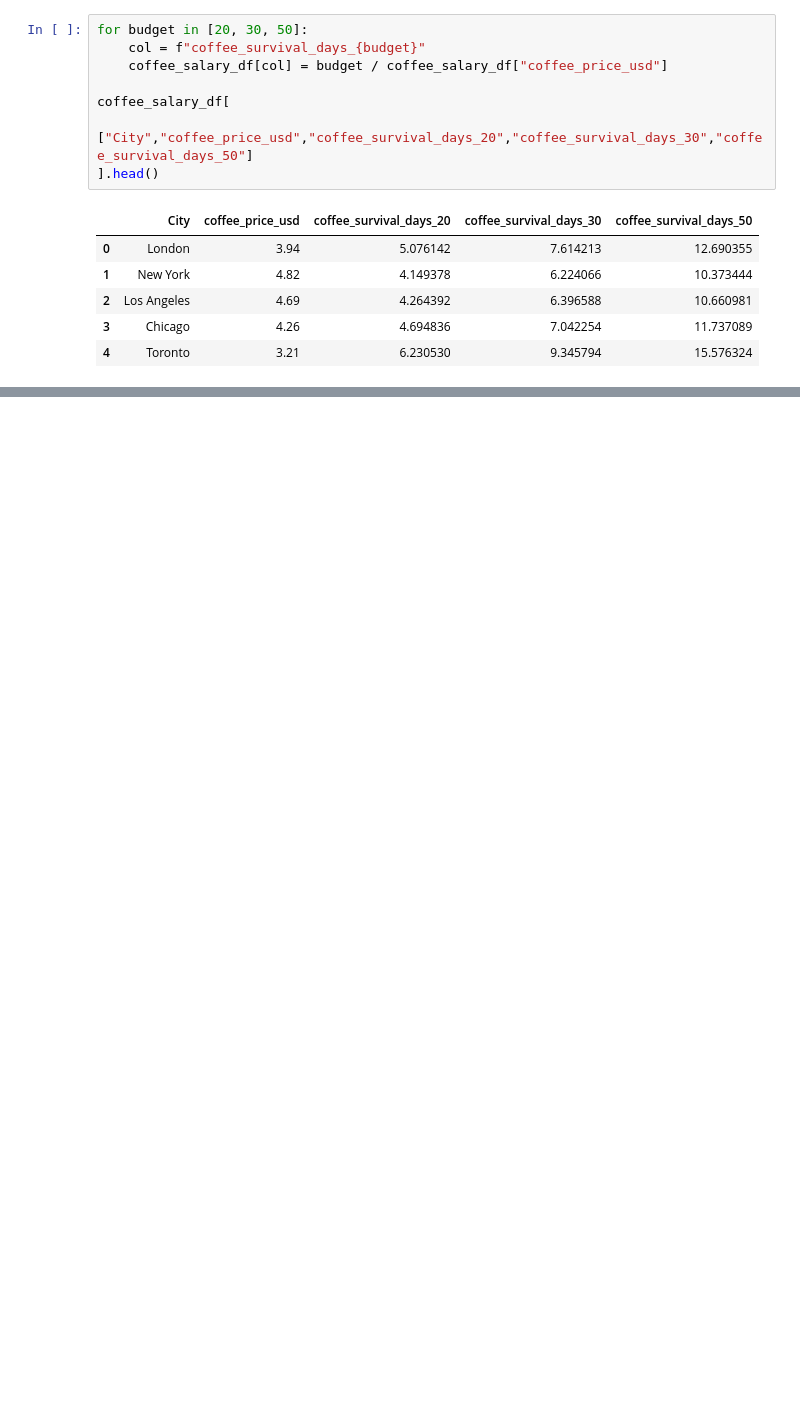
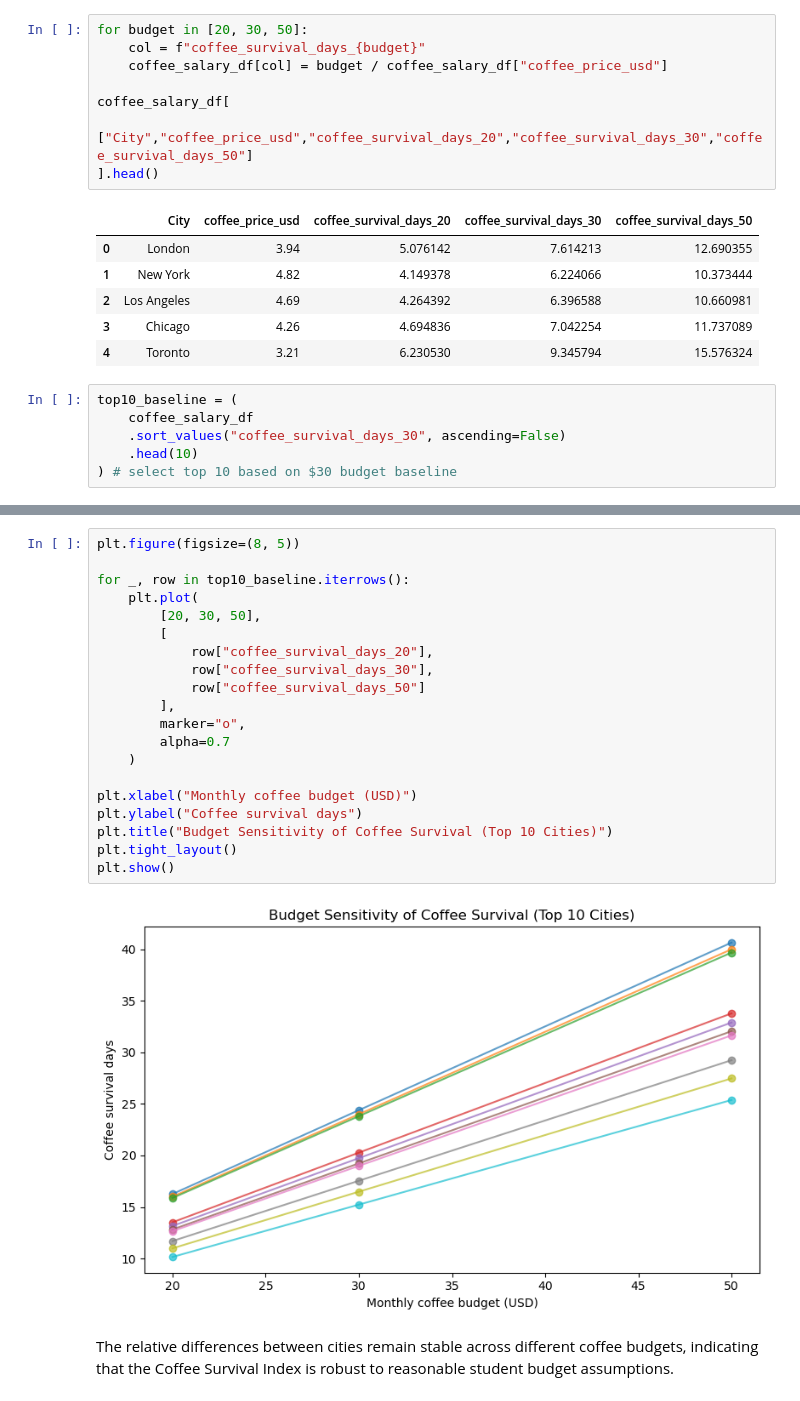
Before and after one commit to luckakovy/Global-Analysis-of-Coffee-Affordability-Best-Cities-for-Boke-Caffeine-Addicted-Students, a Jupyter notebook: analysis.ipynb, the cells around one changed output, grey strips where cells are left out. Cells and saved outputs as stored; diff of their text form; blank space fills up the shorter version.

Commit message:
added budget sensitivity section

```diff
--- a/analysis.ipynb
+++ b/analysis.ipynb
@@ -663,3 +685,9 @@ coffee_salary_df[
 | 2 | Los Angeles | 4.69 | 4.264392 | 6.396588 | 10.660981 |
 | 3 | Chicago | 4.26 | 4.694836 | 7.042254 | 11.737089 |
 | 4 | Toronto | 3.21 | 6.230530 | 9.345794 | 15.576324 |
+# %%
+top10_baseline = (
+    coffee_salary_df
+    .sort_values("coffee_survival_days_30", ascending=False)
+    .head(10)
+) # select top 10 based on $30 budget baseline
@@ -665,0 +710,24 @@ coffee_salary_df[
+# %%
+plt.figure(figsize=(8, 5))
+
+for _, row in top10_baseline.iterrows():
+    plt.plot(
+        [20, 30, 50],
+        [
+            row["coffee_survival_days_20"],
+            row["coffee_survival_days_30"],
+            row["coffee_survival_days_50"]
+        ],
+        marker="o",
+        alpha=0.7
+    )
+
+plt.xlabel("Monthly coffee budget (USD)")
+plt.ylabel("Coffee survival days")
+plt.title("Budget Sensitivity of Coffee Survival (Top 10 Cities)")
+plt.tight_layout()
+plt.show()
+# %% [output]
+[figure, added]
+# %% [markdown]
+The relative differences between cities remain stable across different coffee budgets, indicating that the Coffee Survival Index is robust to reasonable student budget assumptions.
```
Also changed, not shown: parts of 6 cells of this notebook.
